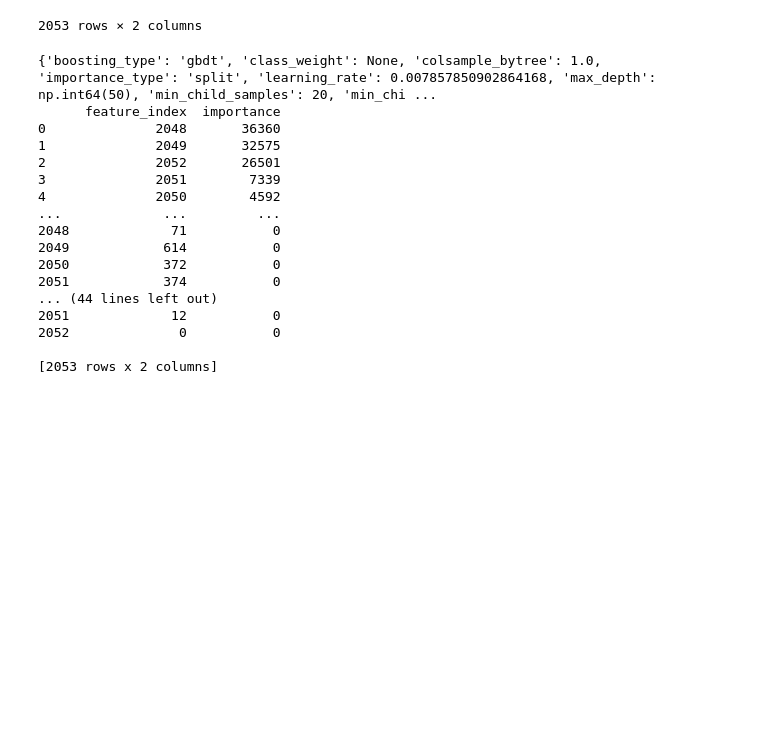
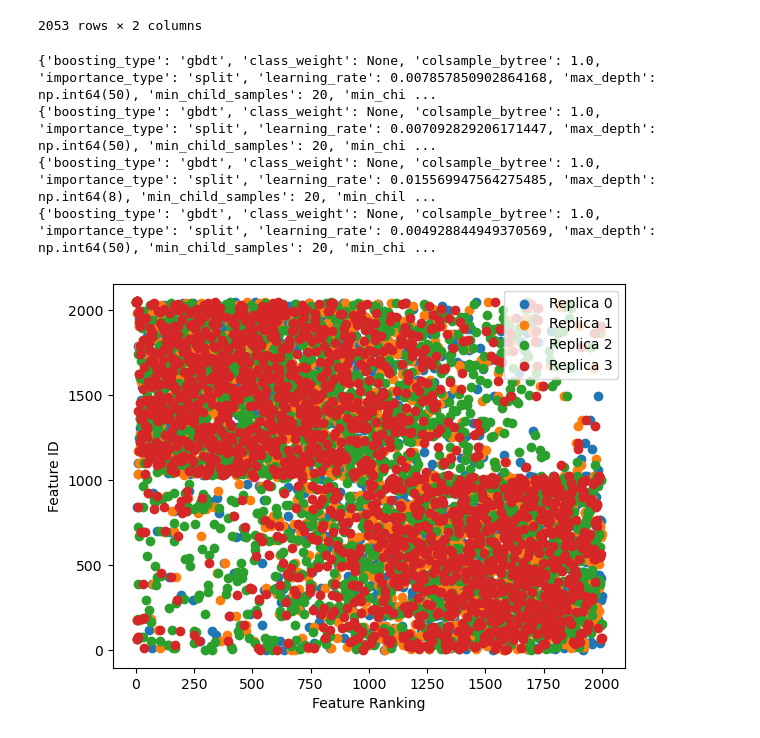
Before and after one commit to fuentediezjaime/pIC50_prediction_pipeline, a Jupyter notebook: notebooks/data_analysis.ipynb, the cells around one changed output. Saved outputs shown, nothing was run; the diff lists cells and outputs as text; code cells hidden in the pictures; blank space fills up the shorter version.

```diff
--- a/notebooks/data_analysis.ipynb
+++ b/notebooks/data_analysis.ipynb
@@ -115,24 +115,23 @@ for id in range(13,17):
     imps = opt_model.model.feature_importances_
     imp_df = pd.DataFrame({'feature_index': range(len(imps)),'importance': imps})
     imp_df = imp_df.sort_values(by='importance', ascending=False).reset_index(drop=True)
+    importance_ratings.append(imp_df)
     print(opt_model.model.get_params())
 # %% [output]
 {'boosting_type': 'gbdt', 'class_weight': None, 'colsample_bytree': 1.0, 'importance_type': 'split', 'learning_rate': 0.007857850902864168, 'max_depth': np.int64(50), 'min_child_samples': 20, 'min_chi ...
-      feature_index  importance
-0              2048       36360
-1              2049       32575
-2              2052       26501
-3              2051        7339
-4              2050        4592
-...             ...         ...
-2048             71           0
-2049            614           0
-2050            372           0
-2051            374           0
-... (44 lines left out)
-2051             12           0
-2052              0           0
-
-[2053 rows x 2 columns]
+{'boosting_type': 'gbdt', 'class_weight': None, 'colsample_bytree': 1.0, 'importance_type': 'split', 'learning_rate': 0.007092829206171447, 'max_depth': np.int64(50), 'min_child_samples': 20, 'min_chi ...
+{'boosting_type': 'gbdt', 'class_weight': None, 'colsample_bytree': 1.0, 'importance_type': 'split', 'learning_rate': 0.015569947564275485, 'max_depth': np.int64(8), 'min_child_samples': 20, 'min_chil ...
+{'boosting_type': 'gbdt', 'class_weight': None, 'colsample_bytree': 1.0, 'importance_type': 'split', 'learning_rate': 0.004928844949370569, 'max_depth': np.int64(50), 'min_child_samples': 20, 'min_chi ...
 # %%
-n_top_features = 100
+n_top_features = 2000
+f = plt.figure()
+ax = f.add_axes((0.1,0.1,0.8,0.8))
+for id in range(4):
+    ax.scatter(range(n_top_features), importance_ratings[id]['feature_index'][:n_top_features], label=f'Replica {id}')
+    ax.legend()
+    ax.set_xlabel('Feature Ranking')
+    ax.set_ylabel('Feature ID')
+
+#f.savefig('Ranking_vs_ID.png')
+# %% [output]
+[figure, added]
```
Also changed, not shown: parts of 3 cells of this notebook, 4 other files.
